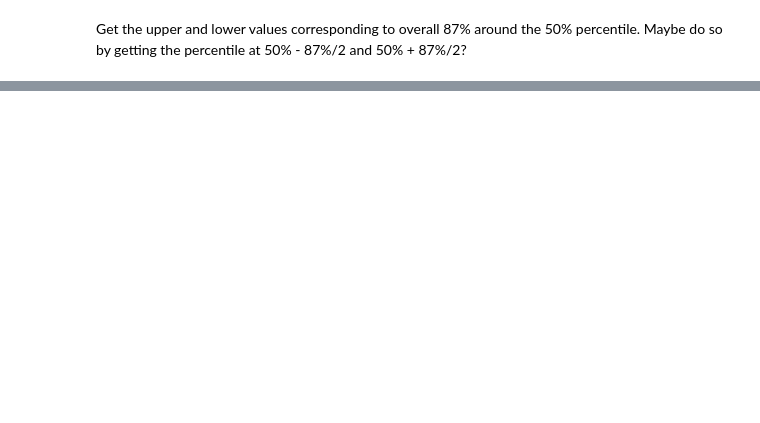
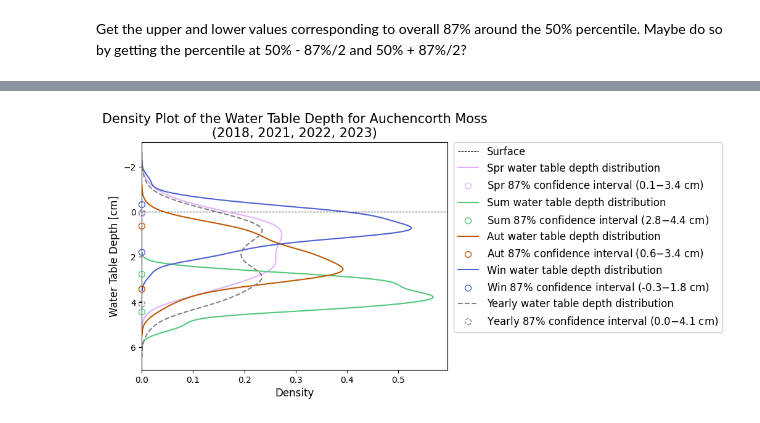
Before and after one commit to polimatt/MChem, a Jupyter notebook: met_data.ipynb, the cells around one changed output, grey strips where cells are left out. Cells and saved outputs as stored; diff of their text form; code cells hidden in the pictures; blank space fills up the shorter version.

```diff
--- a/met_data.ipynb
+++ b/met_data.ipynb
@@ -54,6 +64,6 @@ avg_df = pd.DataFrame(avg_arr,index=dates,columns=avg_columns)
-# %%
-avg_df['wtd_avg_overall'] = np.nanmean(avg_df[[f_avg(year) for year in years]].to_numpy(),axis=1)
-avg_df['wtd_std_overall'] = np.nanstd(avg_df[[f_avg(year) for year in years]].to_numpy(),axis=1)
+# %%
+avg_wtd_df = get_seasonal_data(df_wtd_raw,'wtd')
+avg_rain_df = get_seasonal_data(df_rain_raw,'rain')
 # %%
 seasonal_dict = {
     'Spr': [3,4,5],
@@ -62,11 +72,13 @@ seasonal_dict = {
     'Win': [12,1,2],
 }
 
-seasonal_dfs = {}
+seasonal_wtd_dfs = {}
+seasonal_rain_dfs = {}
 # %%
 for season in seasonal_dict:
-    seasonal_dfs[season] = avg_df.loc[[date for date in avg_df.index if datetime.strptime(date, "%d/%m").month in seasonal_dict[season]]]
-# seasonal_dfs[season]
+    seasonal_wtd_dfs[season] = avg_wtd_df.loc[[date for date in avg_wtd_df.index if datetime.strptime(date, "%d/%m").month in seasonal_dict[season]]]
+    seasonal_rain_dfs[season] = avg_rain_df.loc[[date for date in avg_rain_df.index if datetime.strptime(date, "%d/%m").month in seasonal_dict[season]]]
+# seasonal_wtd_dfs[season]
 # %%
 seasonal_colours = {
     'Aut': '#BF5700', # burnt orange
@@ -127,0 +121,25 @@ fig.savefig(f"./{site.replace(' ','_').lower()}_wtd.svg",dpi=600, facecolor = '#
+# %%
+fig_wtd, ax_wtd = plt.subplots()
+
+ax_wtd.set_xlabel('Density')
+ax_wtd.set_ylabel('Water Table Depth [cm]')
+
+ax_wtd.axhline(0,ls='--',c='#000',lw=.7,zorder=-5,label='Surface')
+
+years_wtd_str = ''
+for y in years_wtd:
+    years_wtd_str += y
+    if y != years_wtd[-1]: years_wtd_str += ', '
+wtd_title = f'Density Plot of the Water Table Depth for {site}\n({years_wtd_str})'
+
+mesotelm_limits = seasonal_kde_graphs(avg_wtd_df,'wtd_avg_overall',seasonal_wtd_dfs,perc,'cm','water table depth',seasonal_colours,title=wtd_title,ax=ax_wtd)
+
+ax_wtd.set_ylim(np.max(ax_wtd.get_ylim()),np.min(ax_wtd.get_ylim()))
+ax_wtd.set_xlim(0)
+
+ax_wtd.set_xlabel('Density',fontsize=12)
+ax_wtd.set_ylabel('Water Table Depth [cm]',fontsize=12)
+
+fig_wtd.savefig(f"./{site.replace(' ','_').lower()}_wtd.svg",dpi=600, facecolor = '#fff', bbox_inches='tight')
+# %% [output]
+[figure, added]
```
Also changed, not shown: parts of 8 cells of this notebook, 36 other files.
